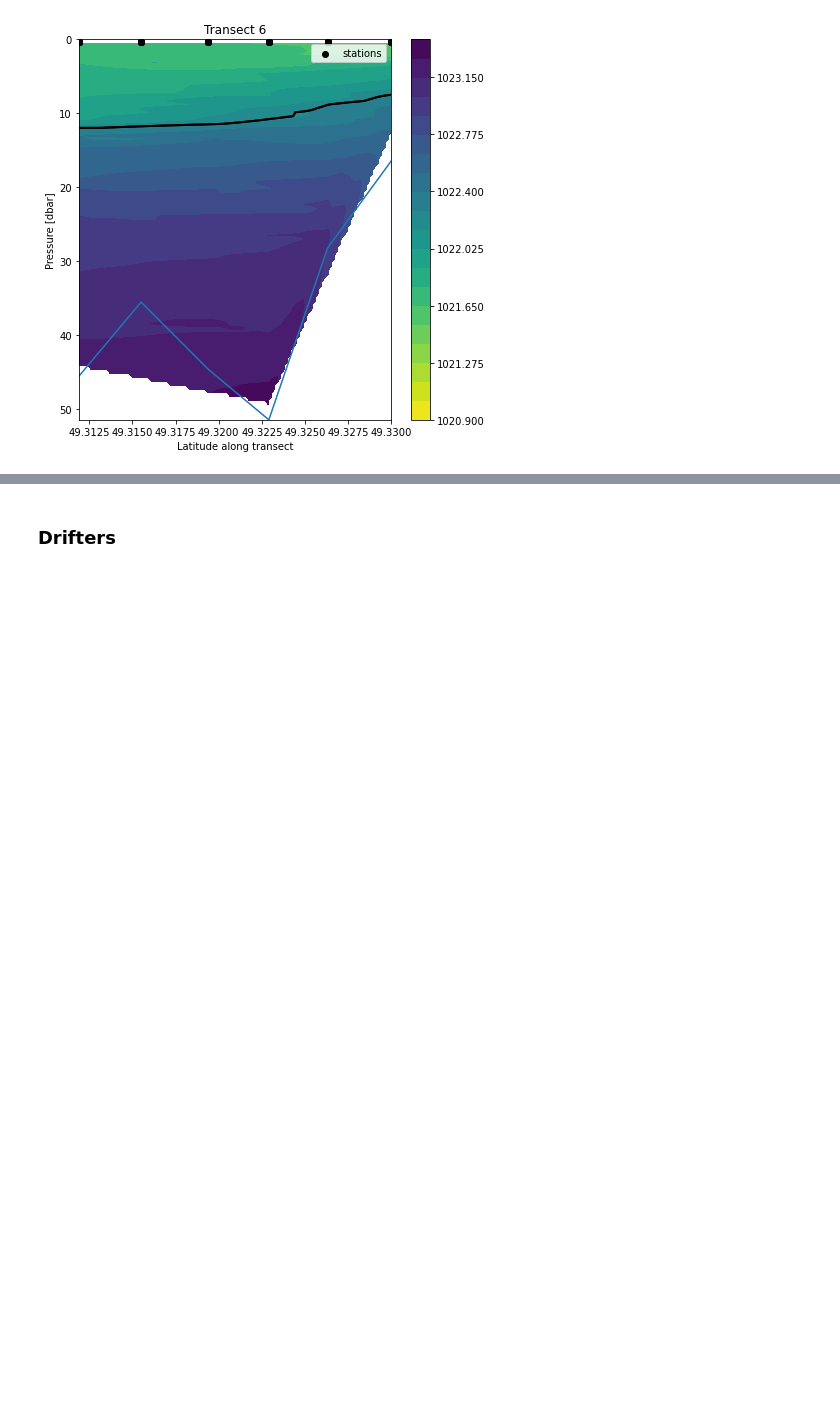
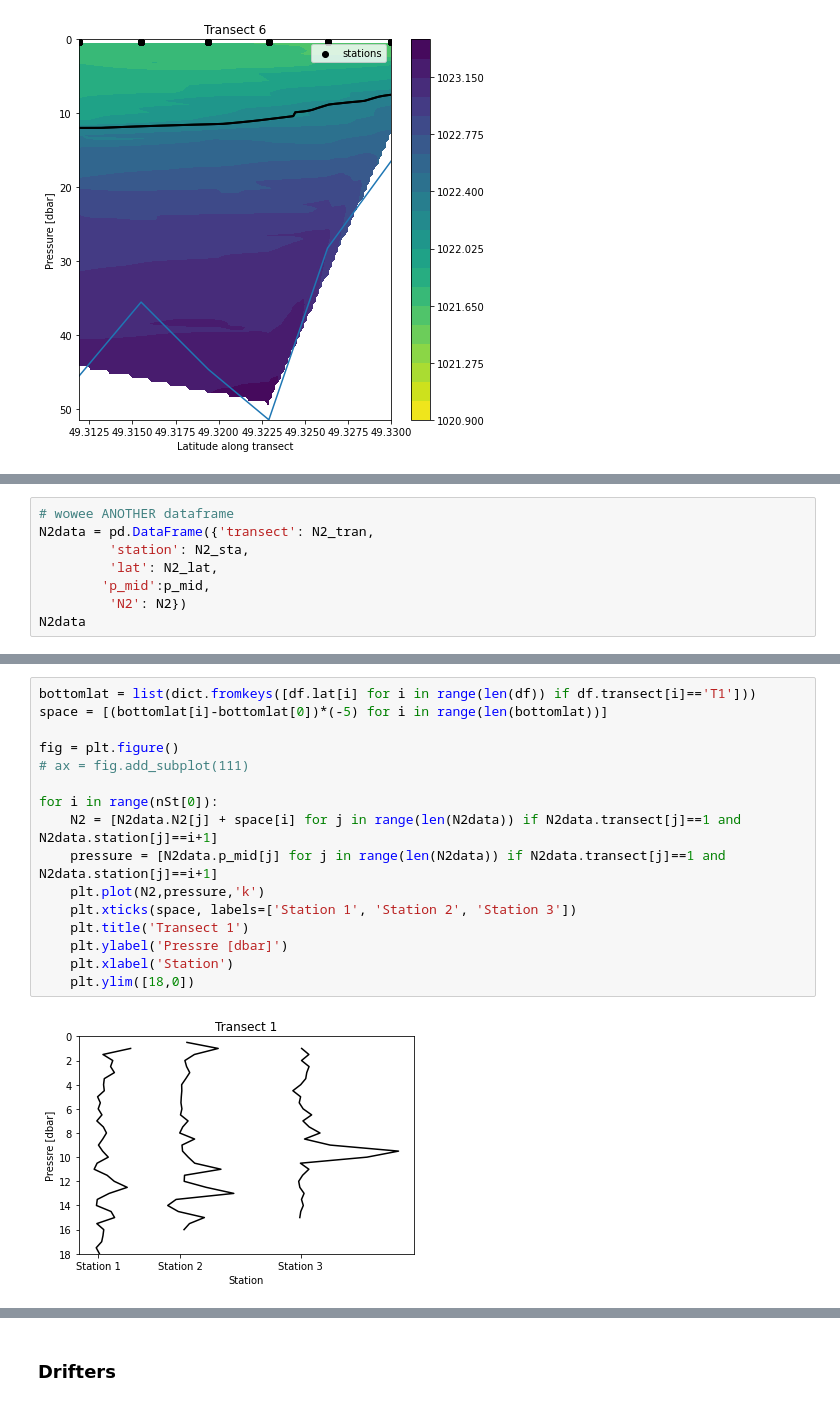
Before and after one commit to rbeutel/EOSC573, a Jupyter notebook: project/CTDanalysis.ipynb, the cells around one changed output, grey strips where cells are left out. Drawn from its saved outputs; the diff is of its cells as text; blank space fills up the shorter version.

Commit message:
made some rather convoluded N2 plots

```diff
--- a/project/CTDanalysis.ipynb
+++ b/project/CTDanalysis.ipynb
@@ -385,0 +414,8 @@ plt.savefig('rho_tr5.png')
+# %%
+# wowee ANOTHER dataframe
+N2data = pd.DataFrame({'transect': N2_tran,
+         'station': N2_sta,
+         'lat': N2_lat,
+        'p_mid':p_mid,
+         'N2': N2})
+N2data
@@ -385,0 +436,18 @@ plt.savefig('rho_tr5.png')
+# %%
+bottomlat = list(dict.fromkeys([df.lat[i] for i in range(len(df)) if df.transect[i]=='T1']))
+space = [(bottomlat[i]-bottomlat[0])*(-5) for i in range(len(bottomlat))]
+
+fig = plt.figure()
+# ax = fig.add_subplot(111)
+
+for i in range(nSt[0]):
+    N2 = [N2data.N2[j] + space[i] for j in range(len(N2data)) if N2data.transect[j]==1 and N2data.station[j]==i+1]
+    pressure = [N2data.p_mid[j] for j in range(len(N2data)) if N2data.transect[j]==1 and N2data.station[j]==i+1]
+    plt.plot(N2,pressure,'k')
+    plt.xticks(space, labels=['Station 1', 'Station 2', 'Station 3'])
+    plt.title('Transect 1')
+    plt.ylabel('Pressre [dbar]')
+    plt.xlabel('Station')
+    plt.ylim([18,0])
+# %% [output]
+[figure, added]
```
Also changed, not shown: parts of 9 cells of this notebook, 1 other file.
